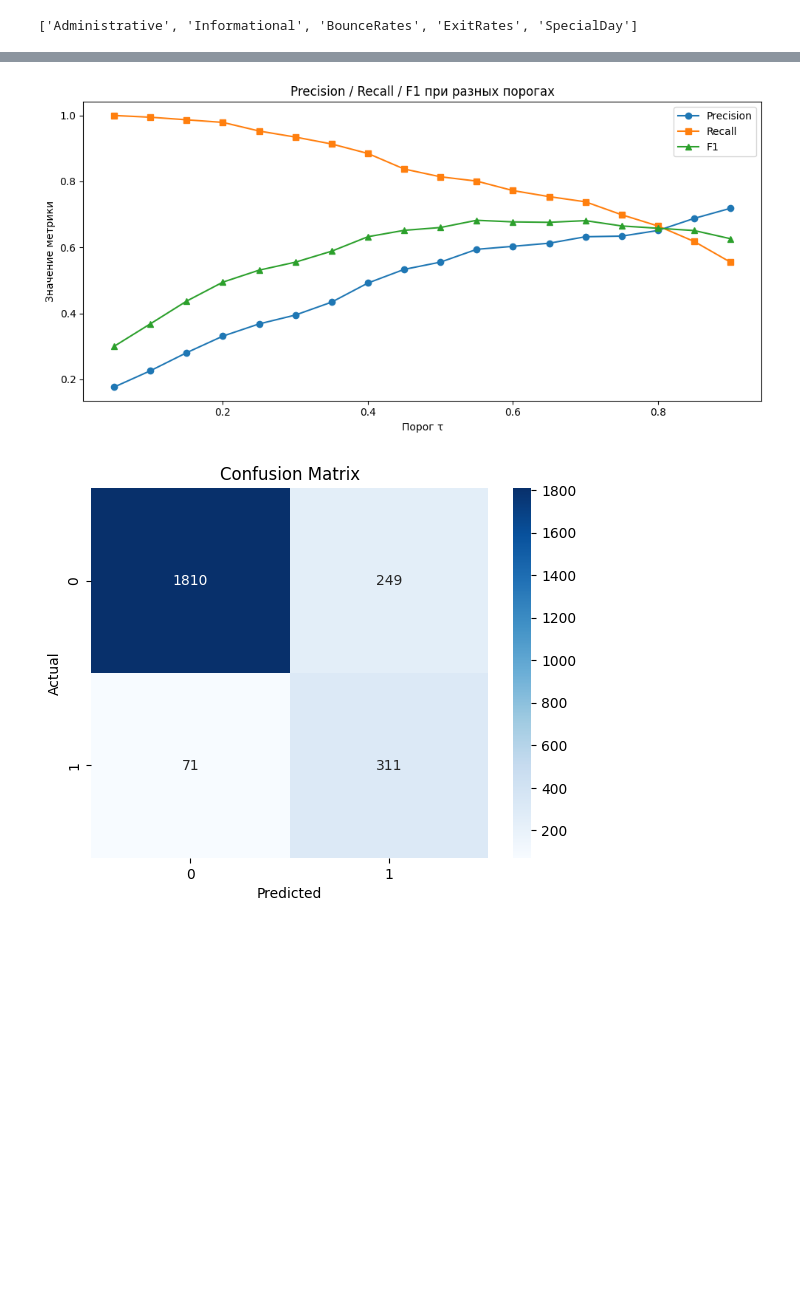
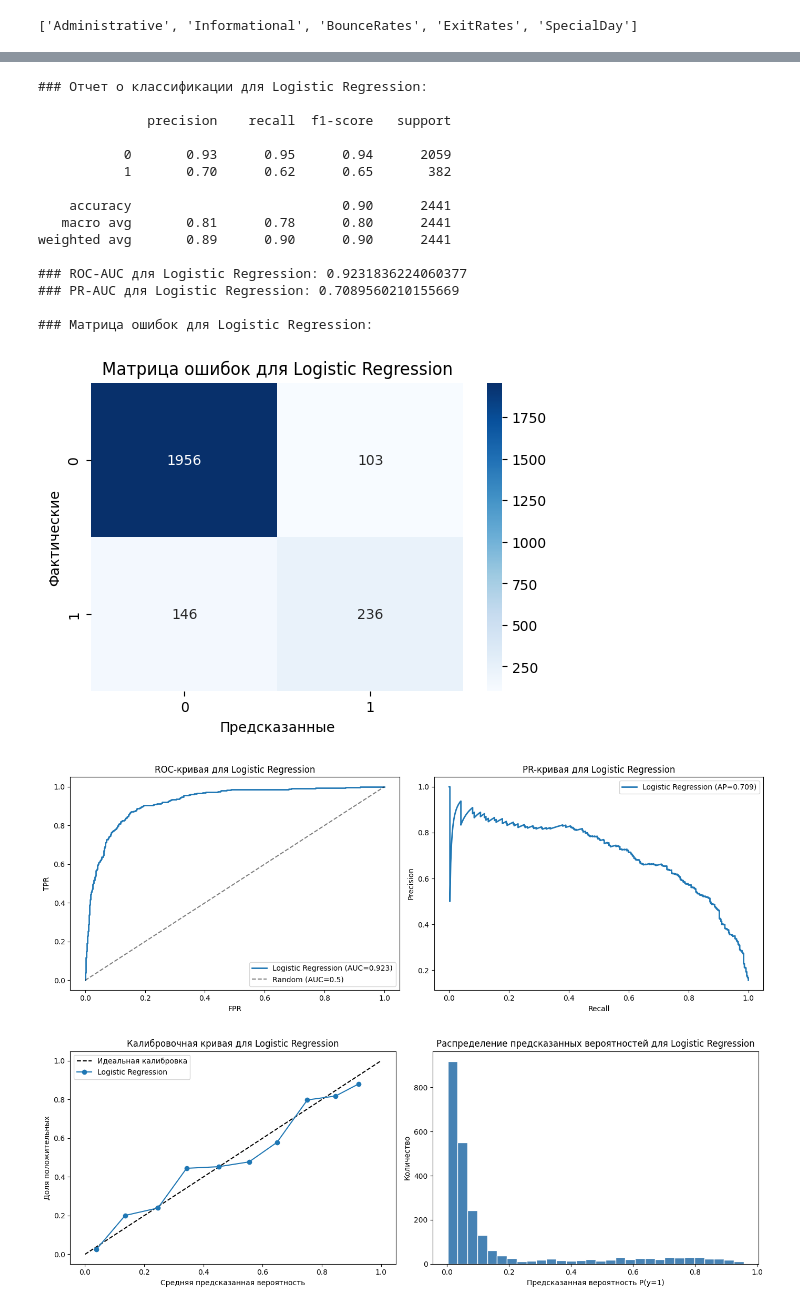
Before and after one commit to rofeleo/ml_hw, a Jupyter notebook: research.ipynb, the cells around one changed output, grey strips where cells are left out. Cells and saved outputs as stored; diff of their text form; code cells hidden in the pictures; blank space fills up the shorter version.

```diff
--- a/research.ipynb
+++ b/research.ipynb
@@ -838,7 +669,7 @@ cv = StratifiedKFold(
 grid_search = GridSearchCV(
     estimator=pipeline,
     param_grid=param_grid,
-    scoring="roc_auc",
+    scoring="average_precision",
     cv=cv,
     n_jobs=-1,
     verbose=2,
@@ -874,46 +705,21 @@ ROC-AUC: 0.926526118254935
-# %%
-thresholds = np.arange(0.05, 0.95, 0.05)
-
-df_t = pd.DataFrame(columns=['precision', 'recall', 'f1'])
-
-for threshold in thresholds:
-    y_pred_thresh = (y_prob >= threshold).astype(int)
-    accuracy = accuracy_score(y_test, y_pred_thresh)
-    precision = precision_score(y_test, y_pred_thresh)
-    recall = recall_score(y_test, y_pred_thresh)
-    f1 = f1_score(y_test, y_pred_thresh)
-    roc_auc = roc_auc_score(y_test, y_prob)
-
-    # Use pd.concat instead of the deprecated DataFrame.append
-    new_row = pd.DataFrame([{
-        'threshold': threshold,
-        'precision': precision,
-        'recall': recall,
-        'f1': f1
-    }])
-    df_t = pd.concat([df_t, new_row], ignore_index=True)
-
-fig, ax = plt.subplots(figsize=(10, 5))
-ax.plot(df_t['threshold'], df_t['precision'], 'o-', label='Precision')
-ax.plot(df_t['threshold'], df_t['recall'], 's-', label='Recall')
-ax.plot(df_t['threshold'], df_t['f1'], '^-', label='F1')
-ax.set_xlabel('Порог τ')
-ax.set_ylabel('Значение метрики')
-ax.set_title('Precision / Recall / F1 при разных порогах')
-ax.legend()
-plt.tight_layout()
-plt.show()
-# %% [output]
-[figure, removed]
-# %%
-from sklearn.metrics import confusion_matrix
-import seaborn as sns
-
-cm = confusion_matrix(y_test, y_pred)
-sns.heatmap(cm, annot=True, fmt='d', cmap='Blues')
-plt.xlabel('Predicted')
-plt.ylabel('Actual')
-plt.title('Confusion Matrix')
-plt.show()
-# %% [output]
-[figure, removed]
+# %%
+evaluate_classification_model(y_test, y_pred, y_prob, model_name="Logistic Regression")
+# %% [output]
+### Отчет о классификации для Logistic Regression:
+
+              precision    recall  f1-score   support
+
+           0       0.93      0.95      0.94      2059
+           1       0.70      0.62      0.65       382
+
+    accuracy                           0.90      2441
+   macro avg       0.81      0.78      0.80      2441
+weighted avg       0.89      0.90      0.90      2441
+
+### ROC-AUC для Logistic Regression: 0.9231836224060377
+### PR-AUC для Logistic Regression: 0.7089560210155669
+
+### Матрица ошибок для Logistic Regression:
+[figure, added]
+[figure, added]
+[figure, added]
```
Also changed, not shown: parts of 21 cells of this notebook.
